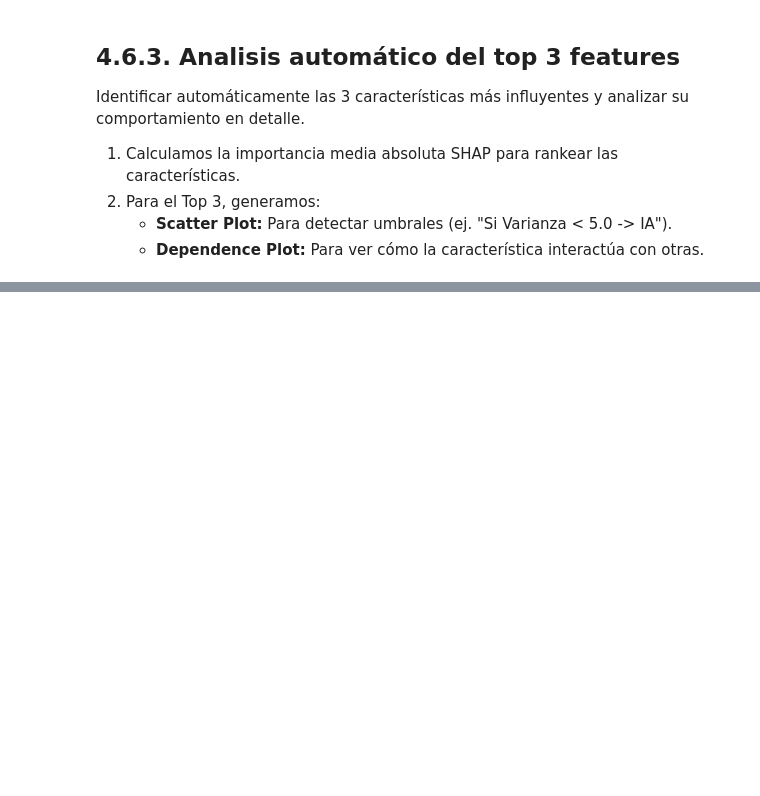
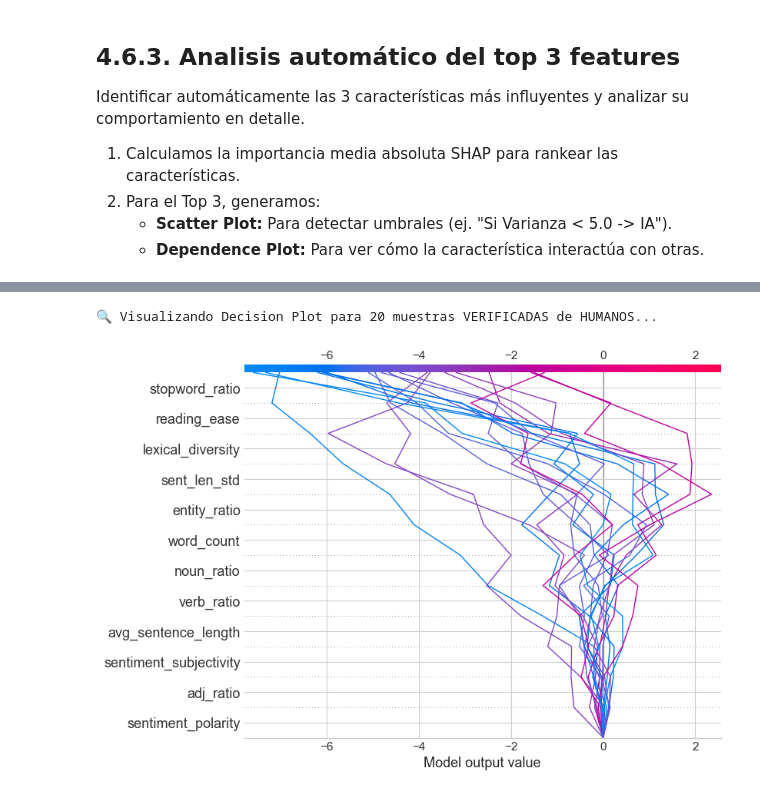
Before and after one commit to laxhoni/Visual-Analytics, a Jupyter notebook: notebooks/4_model_training.ipynb, the cells around one changed output, grey strips where cells are left out. Drawn from its saved outputs; the diff is of its cells as text; code cells hidden in the pictures; blank space fills up the shorter version.

```diff
--- a/notebooks/4_model_training.ipynb
+++ b/notebooks/4_model_training.ipynb
@@ -287,0 +294,17 @@ shap.decision_plot(explainer.expected_value, shap_values.values[:20], X_test.ilo
+# %%
+# 1. Encontrar los índices en y_test que son realmente HUMANOS (Clase 0)
+# np.where nos devuelve las posiciones donde la etiqueta es 0
+indices_human = np.where(y_test == 0)[0]
+
+# 2. Seleccionar solo los primeros 20 de ESOS índices
+indices_human_top20 = indices_human[:20]
+
+# 3. Filtrar los datos y los valores SHAP usando esos índices
+data_human_only = X_test.iloc[indices_human_top20]
+shap_values_human_only = shap_values.values[indices_human_top20]
+
+print(f"🔍 Visualizando Decision Plot para 20 muestras VERIFICADAS de HUMANOS...")
+shap.decision_plot(explainer.expected_value, shap_values_human_only, data_human_only)
+# %% [output]
+🔍 Visualizando Decision Plot para 20 muestras VERIFICADAS de HUMANOS...
+[figure, added]
```
Also changed, not shown: parts of 5 cells of this notebook.
